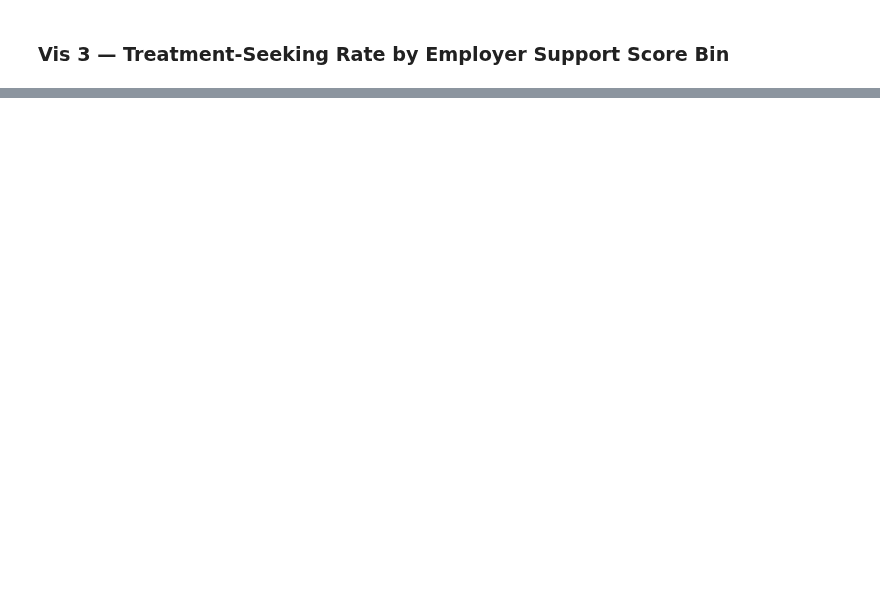
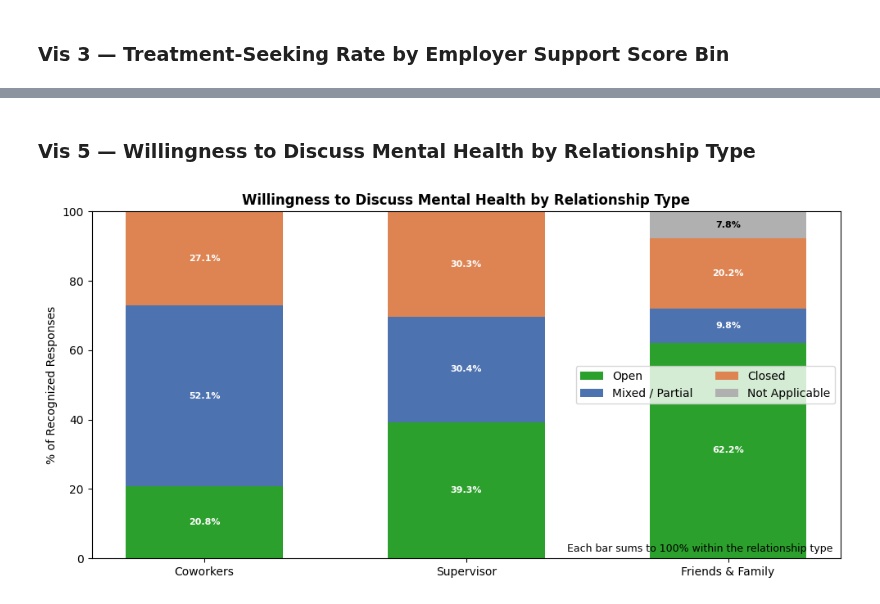
Before and after one commit to seanlumasag/cs210-project, a Jupyter notebook: notebook.ipynb, the cells around one changed output, grey strips where cells are left out. Drawn from its saved outputs; the diff is of its cells as text; code cells hidden in the pictures; blank space fills up the shorter version.

```diff
--- a/notebook.ipynb
+++ b/notebook.ipynb
@@ -943,0 +972,76 @@ plt.show()
+# %% [markdown]
+### Vis 5 — Willingness to Discuss Mental Health by Relationship Type
+# %%
+fig, ax = plt.subplots(figsize=(10, 5))
+response_groups = {
+    'Coworkers': (
+        'coworkers',
+        {
+            'Open': ['yes'],
+            'Mixed / Partial': ['maybe', 'some of them'],
+            'Closed': ['no'],
+            'Not Applicable': []
+        }
+    ),
+    'Supervisor': (
+        'supervisor',
+        {
+            'Open': ['yes'],
+            'Mixed / Partial': ['maybe', 'some of them'],
+            'Closed': ['no'],
+            'Not Applicable': []
+        }
+    ),
+    'Friends & Family': (
+        'share_friends_family',
+        {
+            'Open': ['very open', 'somewhat open'],
+            'Mixed / Partial': ['neutral'],
+            'Closed': ['somewhat not open', 'not open at all'],
+            'Not Applicable': ['not applicable to me (i do not have a mental illness)']
+        }
+    )
+}
+category_order = ['Open', 'Mixed / Partial', 'Closed', 'Not Applicable']
+category_colors = {
+    'Open': GREEN,
+    'Mixed / Partial': BLUE,
+    'Closed': ORANGE,
+    'Not Applicable': '#B0B0B0'
+}
+summary = []
+
+for label, (column, mapping) in response_groups.items():
+    responses = df_merged[column].dropna().astype(str).str.strip().str.lower()
+    classified = pd.Series('Unclassified', index=responses.index)
+    for category, match_values in mapping.items():
+        if match_values:
+            classified.loc[responses.isin(match_values)] = category
+    recognized = classified[classified != 'Unclassified']
+    total = len(recognized)
+    summary.append({
+        'relationship': label,
+        **{category: (recognized == category).mean() * 100 if total else 0 for category in category_order}
+    })
+
+summary_df = pd.DataFrame(summary)
+x = np.arange(len(summary_df))
+bottom = np.zeros(len(summary_df))
+for category in category_order:
+    bars = ax.bar(x, summary_df[category], bottom=bottom, color=category_colors[category], width=0.6, label=category)
+    for bar, value, base in zip(bars, summary_df[category], bottom):
+        if value >= 6:
+            ax.text(bar.get_x() + bar.get_width() / 2, base + value / 2, f'{value:.1f}%', ha='center', va='center', fontsize=8, color='white' if category != 'Not Applicable' else 'black', fontweight='bold')
+    bottom += summary_df[category].values
+ax.set_xticks(x)
+ax.set_xticklabels(summary_df['relationship'])
+ax.set_title('Willingness to Discuss Mental Health by Relationship Type', fontsize=12, fontweight='bold')
+ax.set_ylabel('% of Recognized Responses')
+ax.set_ylim(0, 100)
+ax.legend(ncol=2)
+ax.text(0.99, 0.02, 'Each bar sums to 100% within the relationship type', transform=ax.transAxes, ha='right', fontsize=9)
+plt.tight_layout()
+plt.savefig('output_figures/vis5_discuss_by_relationship.png', dpi=150, bbox_inches='tight')
+plt.show()
+# %% [output]
+[figure, added]
```
Also changed, not shown: parts of 16 cells of this notebook.
